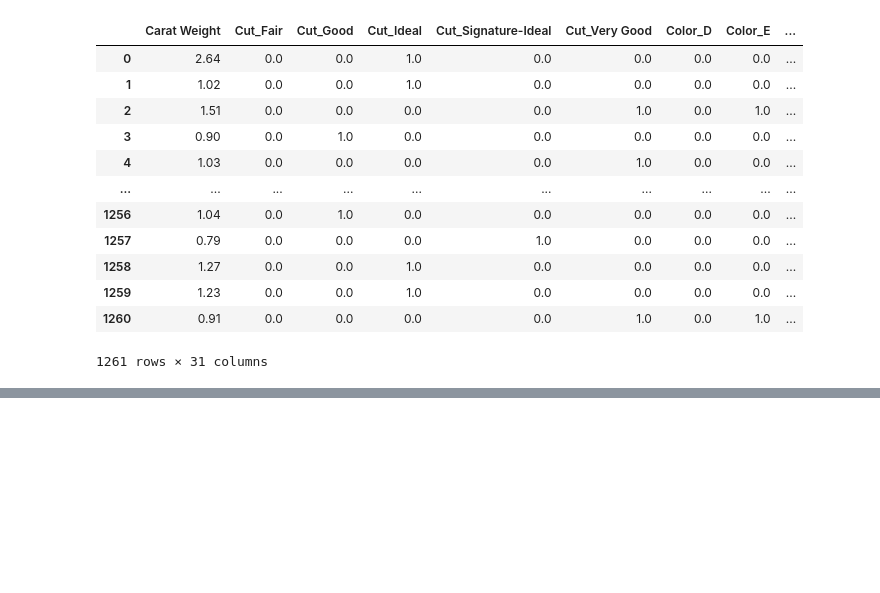
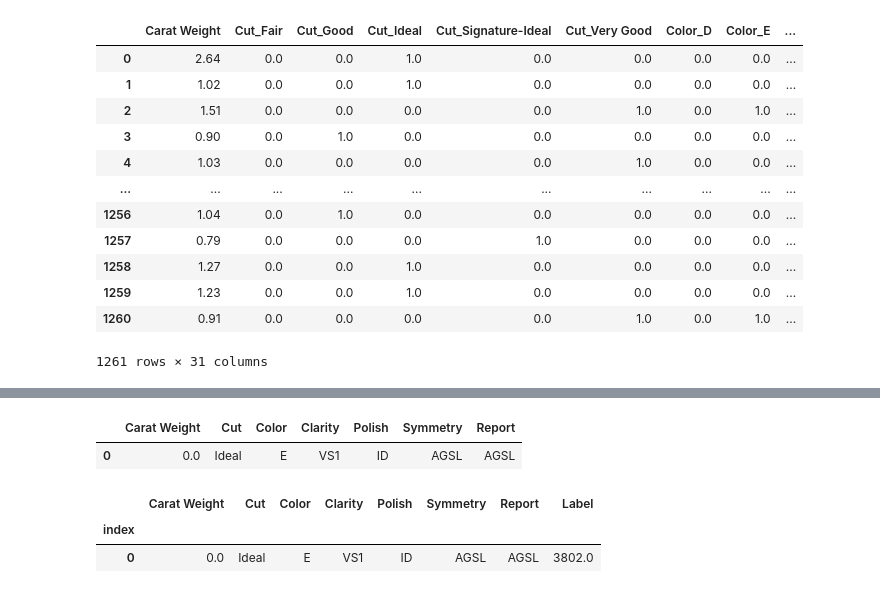
Before and after one commit to saitej123/ML-APP, a Jupyter notebook: Diamond_prediction_pycaret.ipynb, the cells around one changed output, grey strips where cells are left out. Saved outputs shown, nothing was run; the diff lists cells and outputs as text; code cells hidden in the pictures; blank space fills up the shorter version.

```diff
--- a/Diamond_prediction_pycaret.ipynb
+++ b/Diamond_prediction_pycaret.ipynb
@@ -189,0 +299,13 @@ Transformation Pipeline and Model Succesfully Saved
+# %%
+data_unseen=pd.DataFrame([features],columns=cols)
+data_unseen
+# %% [output]
+|  | Carat Weight | Cut | Color | Clarity | Polish | Symmetry | Report |
+| 0 | 0.0 | Ideal | E | VS1 | ID | AGSL | AGSL |
+# %%
+prediction=predict_model(model,data=data_unseen,round=0)
+prediction
+# %% [output]
+|  | Carat Weight | Cut | Color | Clarity | Polish | Symmetry | Report | Label |
+| index |  |  |  |  |  |  |  |  |
+| 0 | 0.0 | Ideal | E | VS1 | ID | AGSL | AGSL | 3802.0 |
```
Also changed, not shown: parts of 20 cells of this notebook, 5 other files.
